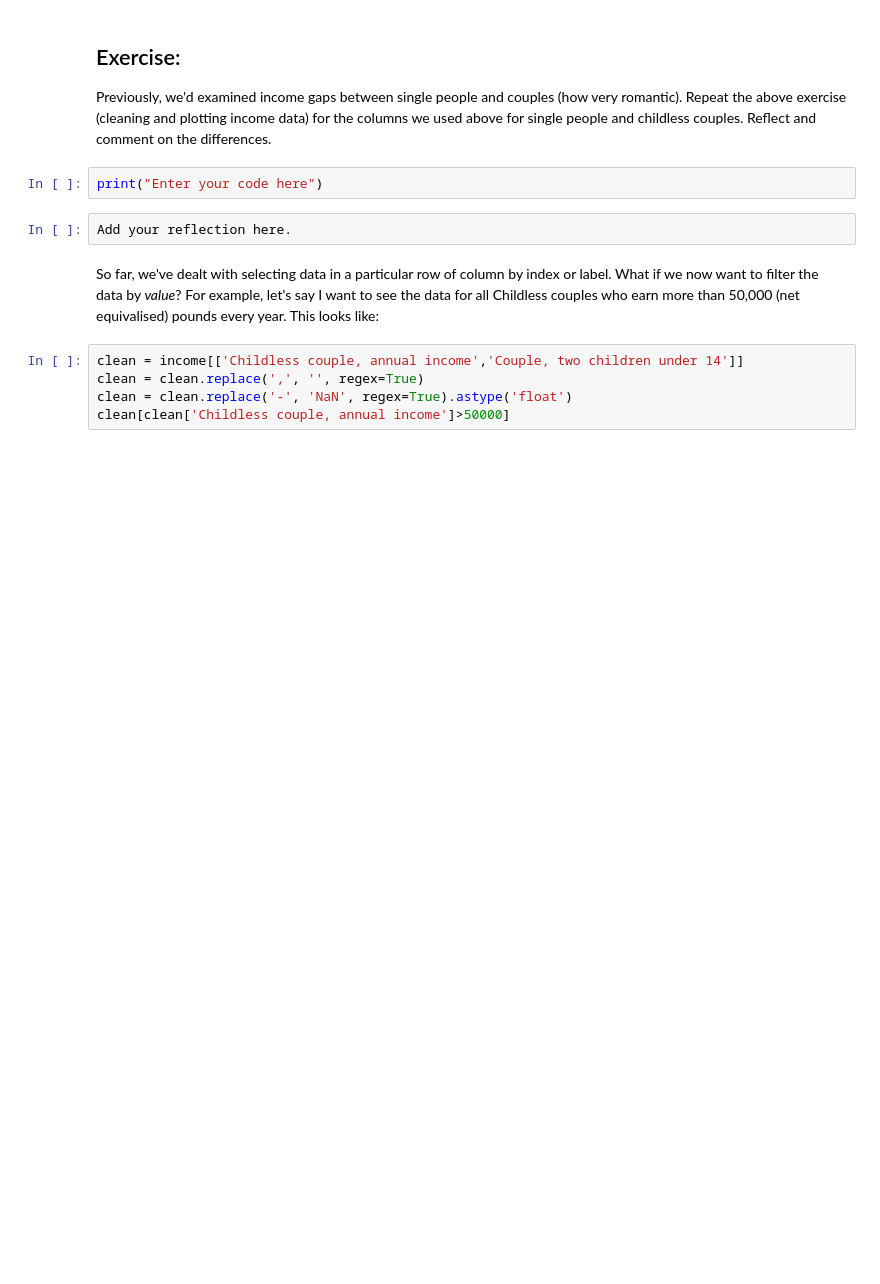
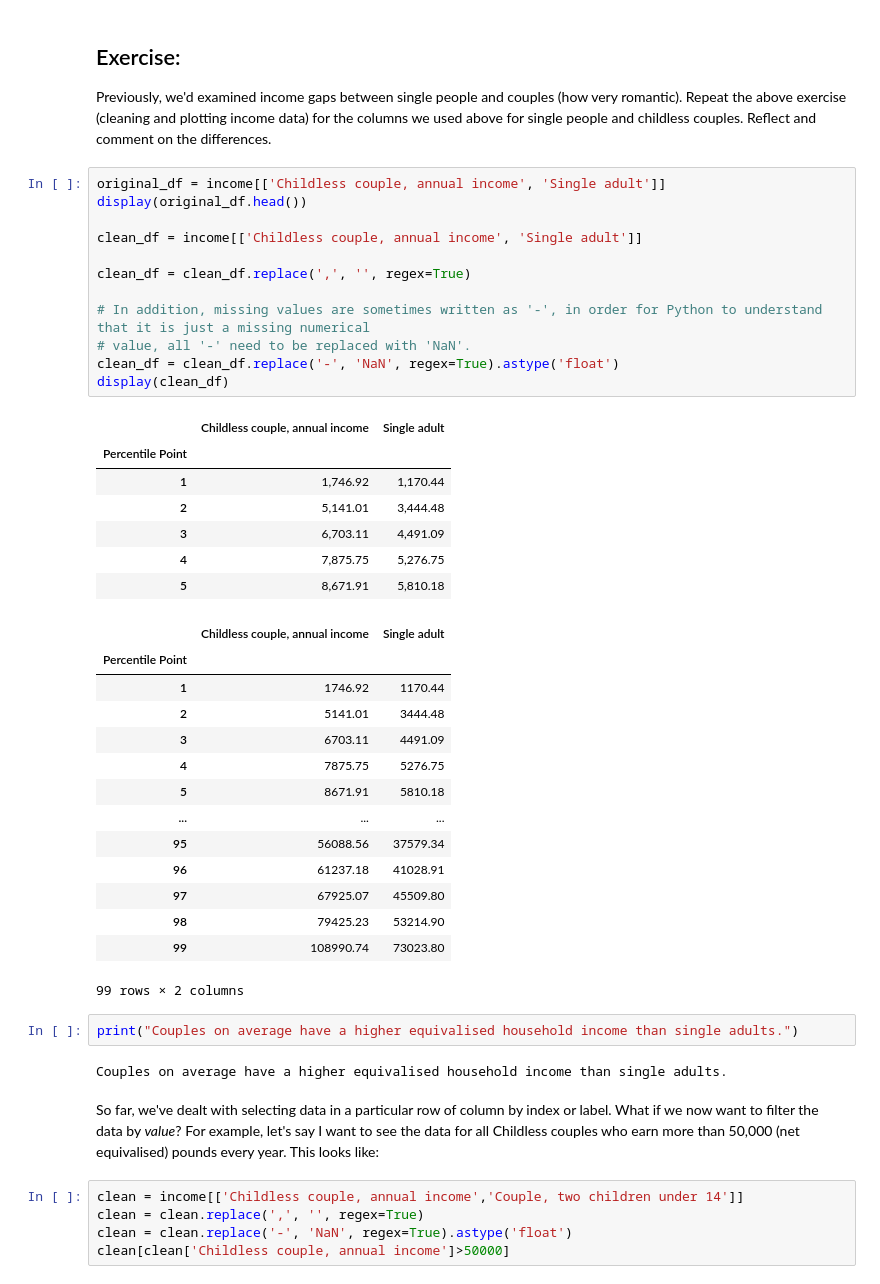
Before and after one commit to Maiasamberger/QM2, a Jupyter notebook: notebooks/W02. Pandas.ipynb, the cells around one changed output. Saved outputs shown, nothing was run; the diff lists cells and outputs as text; blank space fills up the shorter version.

```diff
--- a/notebooks/W02. Pandas.ipynb
+++ b/notebooks/W02. Pandas.ipynb
@@ -304,10 +337,44 @@ Text(0, 0.5, 'Income Per Week [GBP]')
 ## Exercise:
 
 Previously, we'd examined income gaps between single people and couples (how very romantic). Repeat the above exercise (cleaning and plotting income data) for the columns we used above for single people and childless couples. Reflect and comment on the differences.
-# %%
-print("Enter your code here")
-# %%
-Add your reflection here.
+# %%
+original_df = income[['Childless couple, annual income', 'Single adult']]
+display(original_df.head())
+
+clean_df = income[['Childless couple, annual income', 'Single adult']]
+
+clean_df = clean_df.replace(',', '', regex=True)
+
+# In addition, missing values are sometimes written as '-', in order for Python to understand that it is just a missing numerical
+# value, all '-' need to be replaced with 'NaN'.
+clean_df = clean_df.replace('-', 'NaN', regex=True).astype('float')
+display(clean_df)
+# %% [output]
+|  | Childless couple, annual income | Single adult |
+| Percentile Point |  |  |
+| 1 | 1,746.92 | 1,170.44 |
+| 2 | 5,141.01 | 3,444.48 |
+| 3 | 6,703.11 | 4,491.09 |
+| 4 | 7,875.75 | 5,276.75 |
+| 5 | 8,671.91 | 5,810.18 |
+|  | Childless couple, annual income | Single adult |
+| Percentile Point |  |  |
+| 1 | 1746.92 | 1170.44 |
+| 2 | 5141.01 | 3444.48 |
+| 3 | 6703.11 | 4491.09 |
+| 4 | 7875.75 | 5276.75 |
+| 5 | 8671.91 | 5810.18 |
+| ... | ... | ... |
+| 95 | 56088.56 | 37579.34 |
+| 96 | 61237.18 | 41028.91 |
+| 97 | 67925.07 | 45509.80 |
+| 98 | 79425.23 | 53214.90 |
+| 99 | 108990.74 | 73023.80 |
+99 rows × 2 columns
+# %%
+print("Couples on average have a higher equivalised household income than single adults.")
+# %% [output]
+Couples on average have a higher equivalised household income than single adults.
 # %% [markdown]
 So far, we've dealt with selecting data in a particular row of column by index or label. What if we now want to filter the data by *value*? For example, let's say I want to see the data for all Childless couples who earn more than 50,000 (net equivalised) pounds every year. This looks like:
 # %%
```
Also changed, not shown: parts of 17 cells of this notebook.
